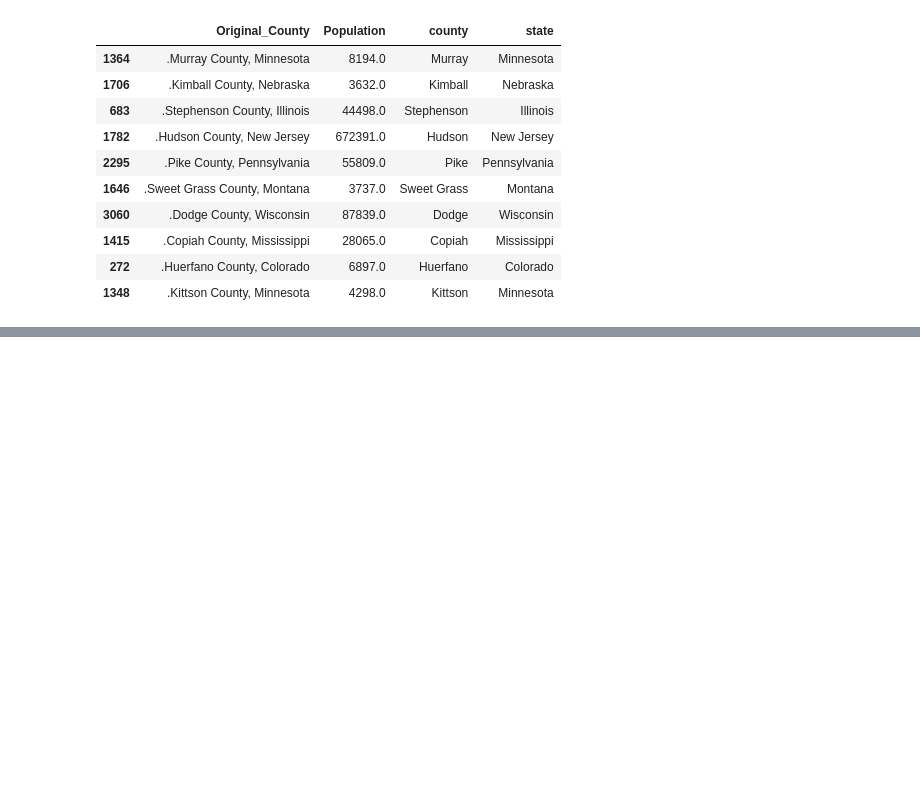
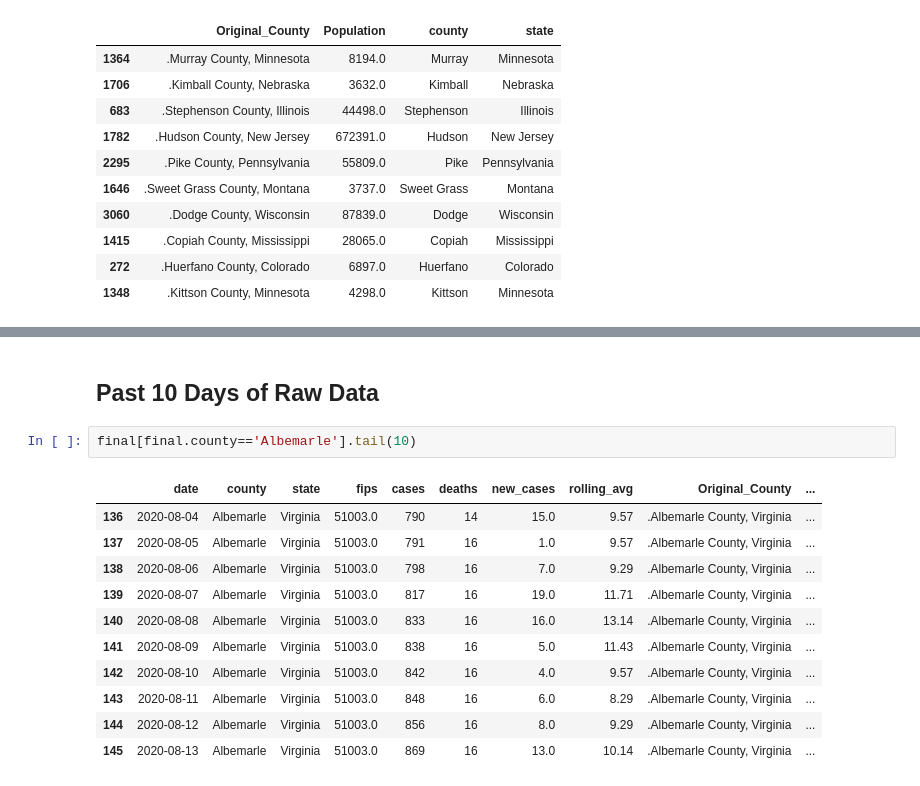
Before and after one commit to jbtiez/COVID, a Jupyter notebook: COVID_Current.ipynb, the cells around one changed output, grey strips where cells are left out. Cells and saved outputs as stored; diff of their text form; blank space fills up the shorter version.

```diff
--- a/COVID_Current.ipynb
+++ b/COVID_Current.ipynb
@@ -152,3 +141,19 @@ final[final.county=='Charlottesville city'].tail(7)
 | 293 | 2020-08-11 | Charlottesville city | Virginia | 51540.0 | 546 | 15 | 3.0 | 6.00 | .Charlottesville city, Virginia | ... |
 | 294 | 2020-08-12 | Charlottesville city | Virginia | 51540.0 | 550 | 15 | 4.0 | 6.57 | .Charlottesville city, Virginia | ... |
 | 295 | 2020-08-13 | Charlottesville city | Virginia | 51540.0 | 554 | 15 | 4.0 | 7.00 | .Charlottesville city, Virginia | ... |
+# %% [markdown]
+## Past 10 Days of Raw Data
+# %%
+final[final.county=='Albemarle'].tail(10)
+# %% [output]
+|  | date | county | state | fips | cases | deaths | new_cases | rolling_avg | Original_County | ... |
+| 136 | 2020-08-04 | Albemarle | Virginia | 51003.0 | 790 | 14 | 15.0 | 9.57 | .Albemarle County, Virginia | ... |
+| 137 | 2020-08-05 | Albemarle | Virginia | 51003.0 | 791 | 16 | 1.0 | 9.57 | .Albemarle County, Virginia | ... |
+| 138 | 2020-08-06 | Albemarle | Virginia | 51003.0 | 798 | 16 | 7.0 | 9.29 | .Albemarle County, Virginia | ... |
+| 139 | 2020-08-07 | Albemarle | Virginia | 51003.0 | 817 | 16 | 19.0 | 11.71 | .Albemarle County, Virginia | ... |
+| 140 | 2020-08-08 | Albemarle | Virginia | 51003.0 | 833 | 16 | 16.0 | 13.14 | .Albemarle County, Virginia | ... |
+| 141 | 2020-08-09 | Albemarle | Virginia | 51003.0 | 838 | 16 | 5.0 | 11.43 | .Albemarle County, Virginia | ... |
+| 142 | 2020-08-10 | Albemarle | Virginia | 51003.0 | 842 | 16 | 4.0 | 9.57 | .Albemarle County, Virginia | ... |
+| 143 | 2020-08-11 | Albemarle | Virginia | 51003.0 | 848 | 16 | 6.0 | 8.29 | .Albemarle County, Virginia | ... |
+| 144 | 2020-08-12 | Albemarle | Virginia | 51003.0 | 856 | 16 | 8.0 | 9.29 | .Albemarle County, Virginia | ... |
+| 145 | 2020-08-13 | Albemarle | Virginia | 51003.0 | 869 | 16 | 13.0 | 10.14 | .Albemarle County, Virginia | ... |
```
Also changed, not shown: parts of 4 cells of this notebook.
